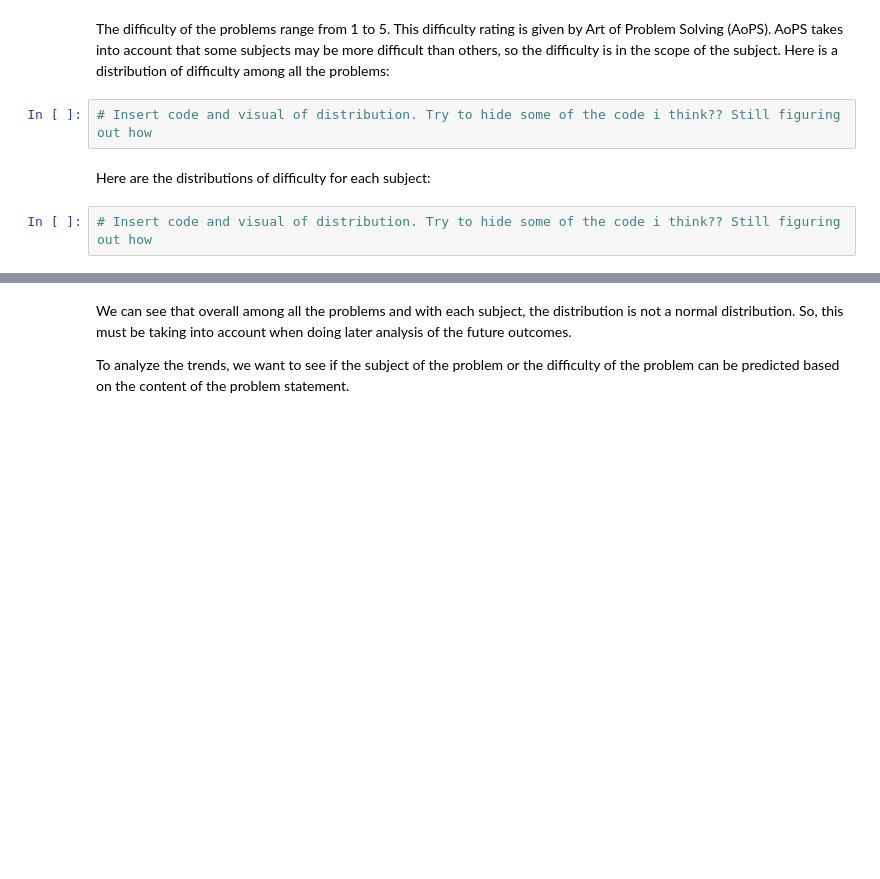
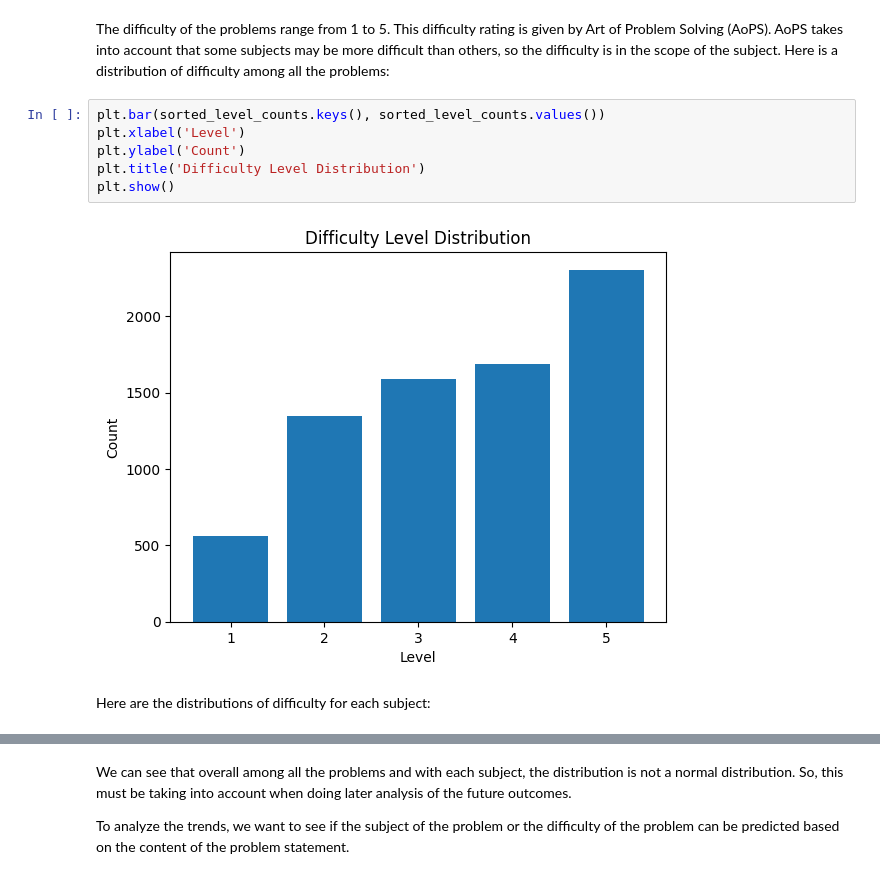
Before and after one commit to Kenneth-Mitchell/NLP_Project2, a Jupyter notebook: blogpost.ipynb, the cells around one changed output, grey strips where cells are left out. Saved outputs shown, nothing was run; the diff lists cells and outputs as text; blank space fills up the shorter version.

```diff
--- a/blogpost.ipynb
+++ b/blogpost.ipynb
@@ -26,8 +111,12 @@ and Precalculus. Here is a distribution of subjects among all the problems:
 # %% [markdown]
 The difficulty of the problems range from 1 to 5. This difficulty rating is given by Art of Problem Solving (AoPS). AoPS takes into account that some subjects may be more difficult than others, so the difficulty is in the scope of the subject. Here is a distribution of difficulty among all the problems:
-# %%
-# Insert code and visual of distribution. Try to hide some of the code i think?? Still figuring out how
+# %%
+plt.bar(sorted_level_counts.keys(), sorted_level_counts.values())
+plt.xlabel('Level')
+plt.ylabel('Count')
+plt.title('Difficulty Level Distribution')
+plt.show()
+# %% [output]
+[figure, added]
 # %% [markdown]
 Here are the distributions of difficulty for each subject:
-# %%
-# Insert code and visual of distribution. Try to hide some of the code i think?? Still figuring out how
```
Also changed, not shown: parts of 12 cells of this notebook, 2 other files.
